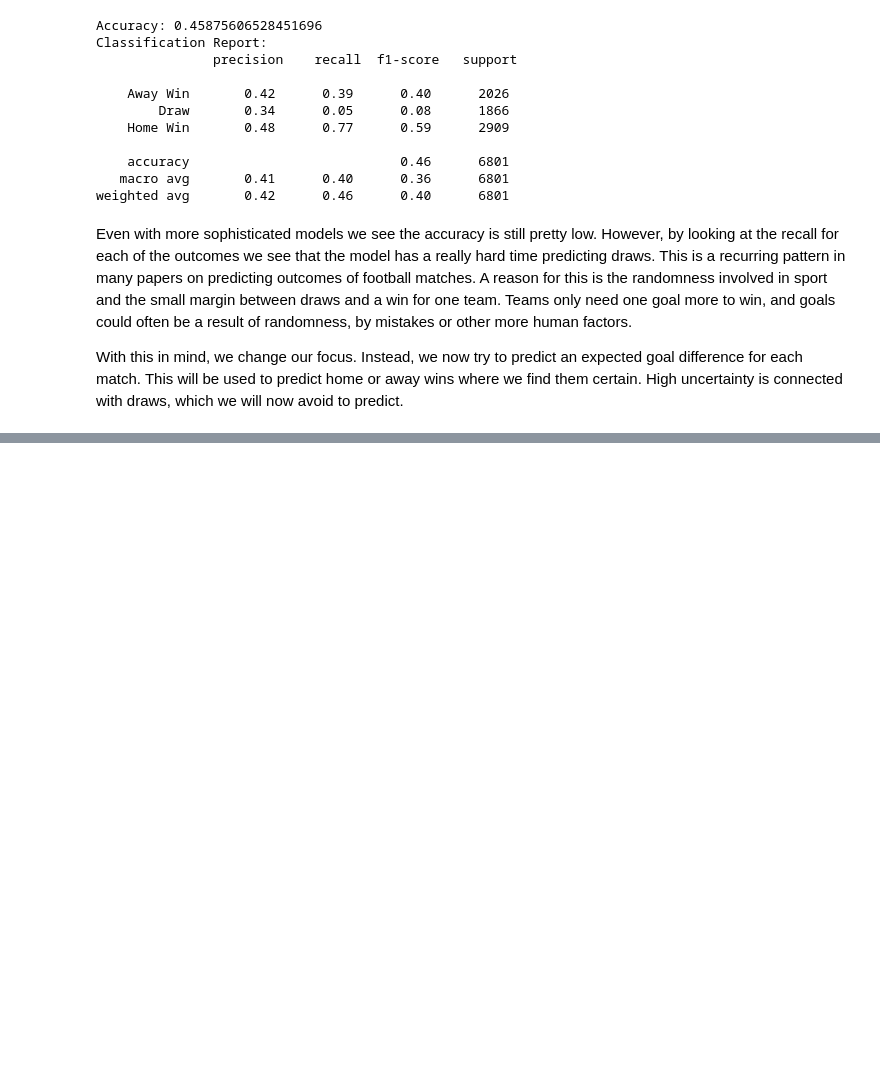
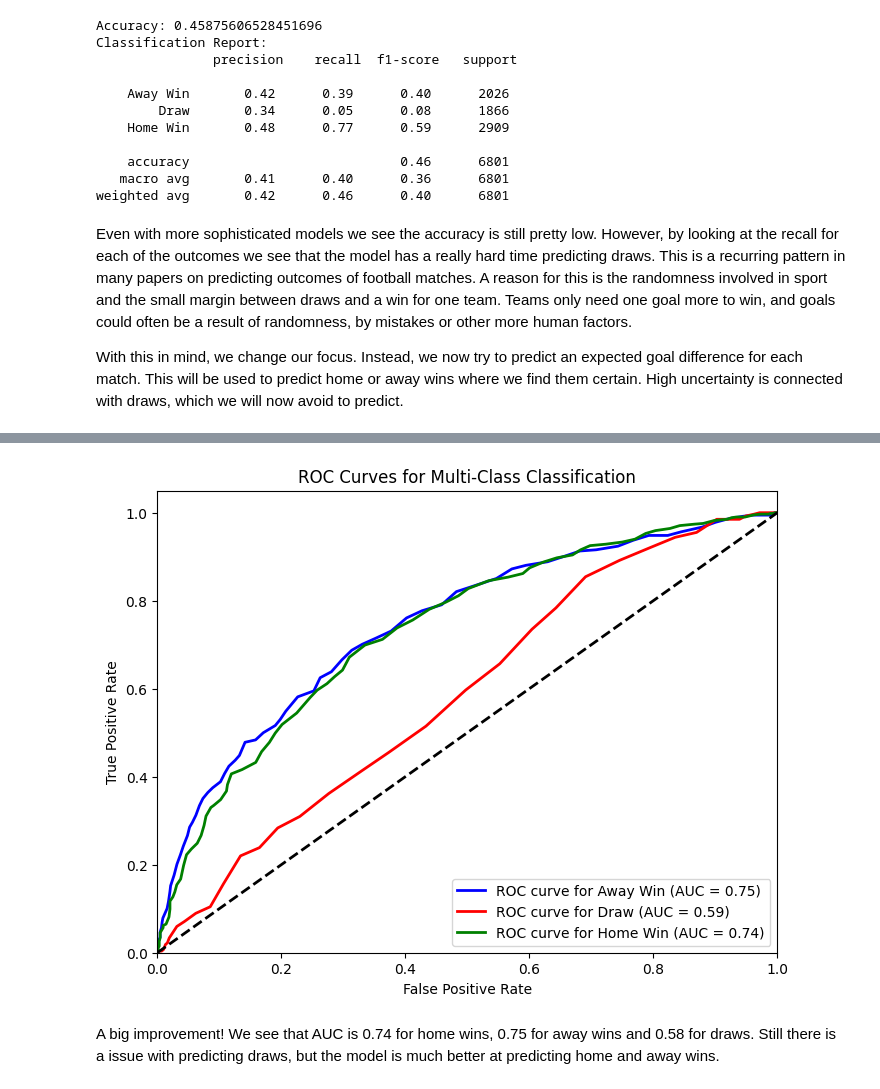
Before and after one commit to heiken1108/Match-Predictor, a Jupyter notebook: notebooks/5. Random Forest.ipynb, the cells around one changed output, grey strips where cells are left out. Saved outputs shown, nothing was run; the diff lists cells and outputs as text; code cells hidden in the pictures; blank space fills up the shorter version.

```diff
--- a/notebooks/5. Random Forest.ipynb
+++ b/notebooks/5. Random Forest.ipynb
@@ -191,0 +366,8 @@ With this in mind, we change our focus. Instead, we now try to predict an expect
+# %%
+util.plot_multi_class_roc(
+    y_test, y_pred_proba, classes=[-1, 0, 1], class_names=class_names
+)
+# %% [output]
+[figure, added]
+# %% [markdown]
+A big improvement! We see that AUC is 0.74 for home wins, 0.75 for away wins and 0.58 for draws. Still there is a issue with predicting draws, but the model is much better at predicting home and away wins.
```
Also changed, not shown: parts of 18 cells of this notebook, 3 other files.
